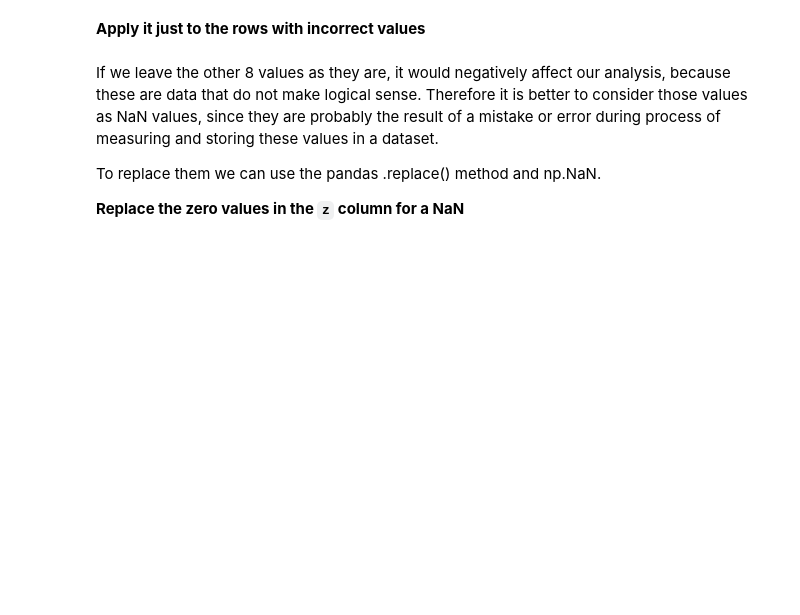
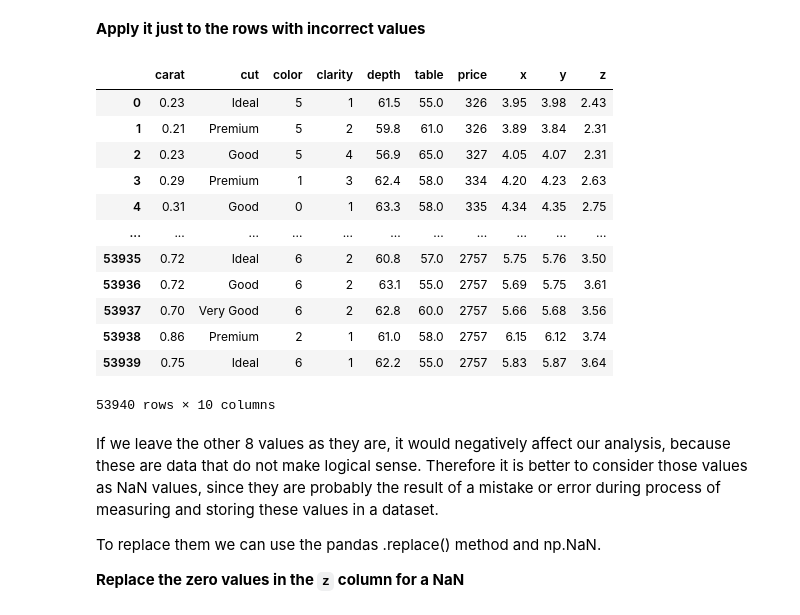
Before and after one commit to ta-data-lis/M2-mini-project1, a Jupyter notebook: 1.-Data Cleaning.ipynb, the cells around one changed output. Drawn from its saved outputs; the diff is of its cells as text; code cells hidden in the pictures; blank space fills up the shorter version.

```diff
--- a/1.-Data Cleaning.ipynb
+++ b/1.-Data Cleaning.ipynb
@@ -118,2 +267,26 @@ For those 12 rows, we will create a function that applies the formula given in t
+# %%
+# Total depth percentage = z / mean(x, y) = 2 * z / (x + y) (43--79)
+# z = depth(x+y)/2
+'''
+Well... this was a hard one. Everyone was stuck in this for a while. After we all came up with
+different solutions I tried adapting the first one I started working on with Ze's solution which
+was the closest to what I was trying to do. Then I just tried changing his code a little bit
+so I could understand it better.
+For instance, I wasn't aware of this df.y being the same as df['y'] and it was making me kinda
+confused
+'''
+def calculate_z(row):
+    row["z"] = row["depth"] * (row["x"] + row["y"]) / 200
+    return row
+
+
+'''
+Ze's code from which I changed a bit to get to the one I have above:
+def calc_z(something):
+        z = round(((something.x + something.y) / 2) * something.depth / 100, 2)
+        return z
+
+data.z = data.apply(lambda row: calc_z(row) if row.z == 0 else row.z , axis = 1)
+'''
 # %% [markdown]
 **Apply it just to the rows with incorrect values**
@@ -122,3 +293,20 @@ For those 12 rows, we will create a function that applies the formula given in t
+# %%
+diamonds = diamonds.apply(lambda row: calculate_z(row) if row.z == 0 else row, axis = 1)
+diamonds
+# %% [output]
+|  | carat | cut | color | clarity | depth | table | price | x | y | z |
+| 0 | 0.23 | Ideal | 5 | 1 | 61.5 | 55.0 | 326 | 3.95 | 3.98 | 2.43 |
+| 1 | 0.21 | Premium | 5 | 2 | 59.8 | 61.0 | 326 | 3.89 | 3.84 | 2.31 |
+| 2 | 0.23 | Good | 5 | 4 | 56.9 | 65.0 | 327 | 4.05 | 4.07 | 2.31 |
+| 3 | 0.29 | Premium | 1 | 3 | 62.4 | 58.0 | 334 | 4.20 | 4.23 | 2.63 |
+| 4 | 0.31 | Good | 0 | 1 | 63.3 | 58.0 | 335 | 4.34 | 4.35 | 2.75 |
+| ... | ... | ... | ... | ... | ... | ... | ... | ... | ... | ... |
+| 53935 | 0.72 | Ideal | 6 | 2 | 60.8 | 57.0 | 2757 | 5.75 | 5.76 | 3.50 |
+| 53936 | 0.72 | Good | 6 | 2 | 63.1 | 55.0 | 2757 | 5.69 | 5.75 | 3.61 |
+| 53937 | 0.70 | Very Good | 6 | 2 | 62.8 | 60.0 | 2757 | 5.66 | 5.68 | 3.56 |
+| 53938 | 0.86 | Premium | 2 | 1 | 61.0 | 58.0 | 2757 | 6.15 | 6.12 | 3.74 |
+| 53939 | 0.75 | Ideal | 6 | 1 | 62.2 | 55.0 | 2757 | 5.83 | 5.87 | 3.64 |
+53940 rows × 10 columns
 # %% [markdown]
 If we leave the other 8 values as they are, it would negatively affect our analysis, because these are data that do not make logical sense. Therefore it is better to consider those values as NaN values, since they are probably the result of a mistake or error during process of measuring and storing these values in a dataset.
 
```
Also changed, not shown: parts of 30 cells of this notebook.
